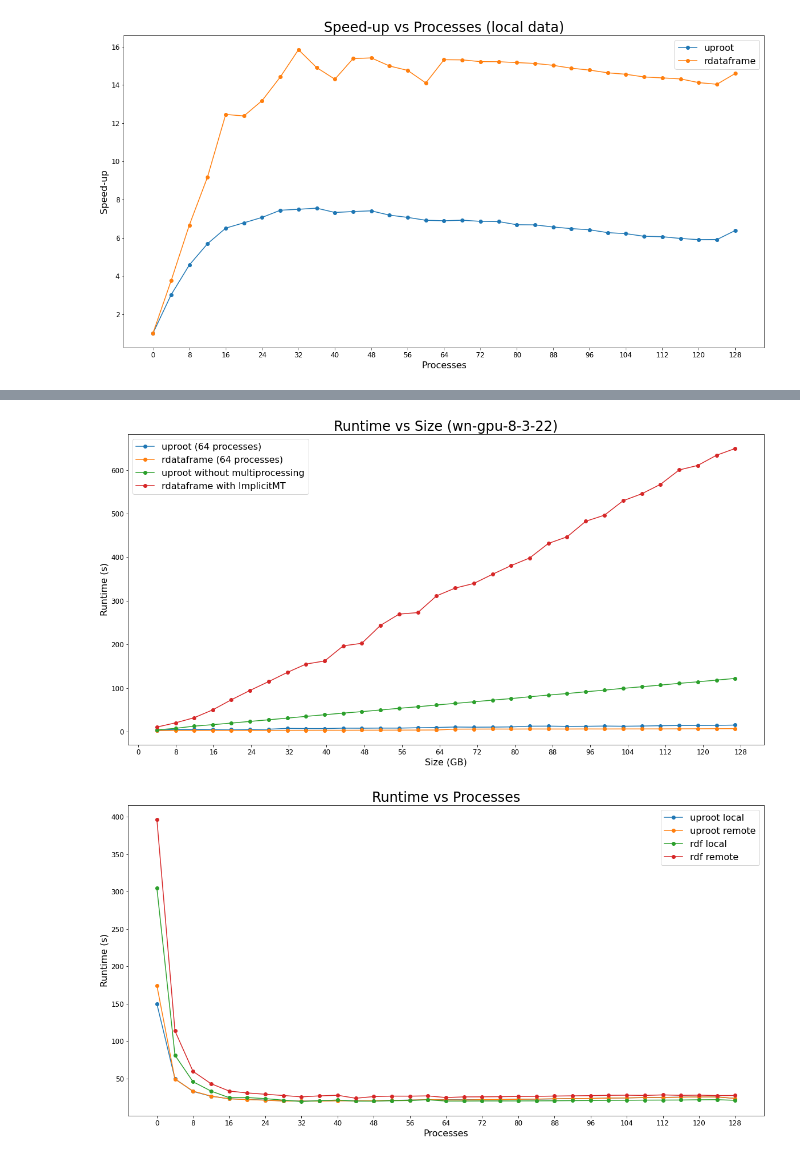
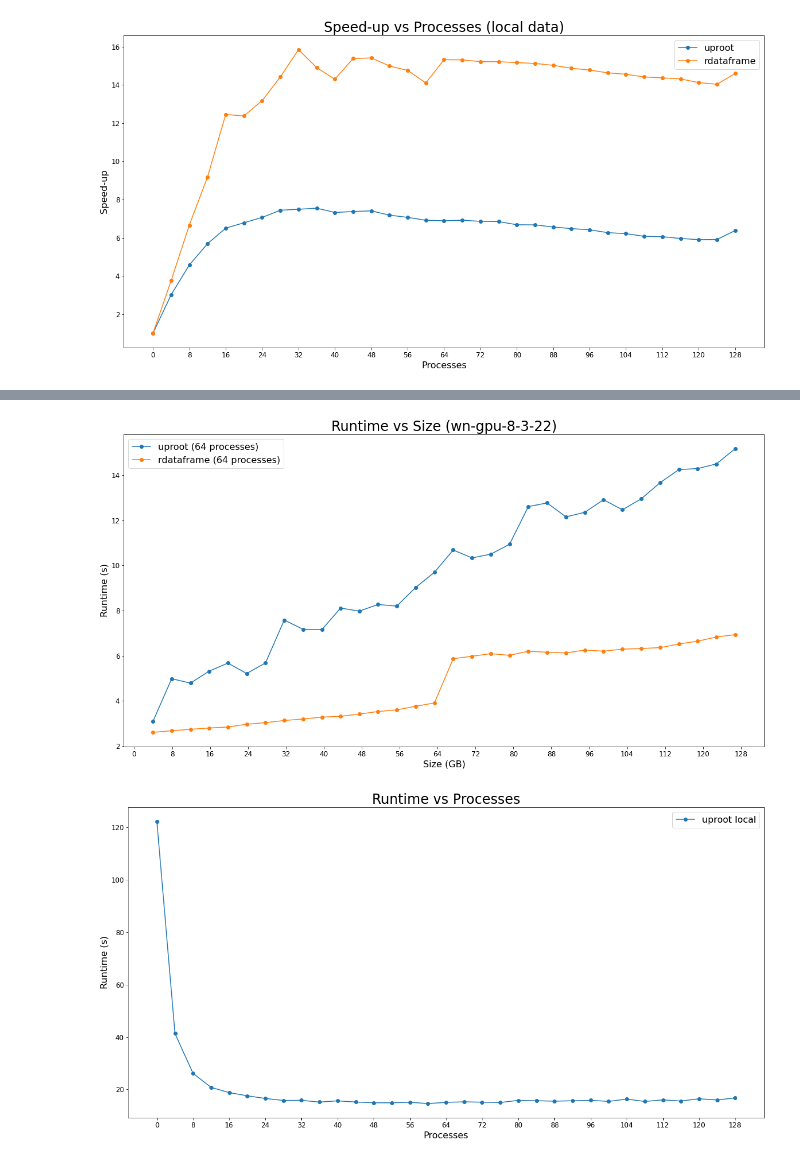
Before and after one commit to bucket420/DOE-INFN-2022, a Jupyter notebook: performance_analysis.ipynb, the cells around one changed output, grey strips where cells are left out. Saved outputs shown, nothing was run; the diff lists cells and outputs as text; code cells hidden in the pictures.

```diff
--- a/performance_analysis.ipynb
+++ b/performance_analysis.ipynb
@@ -110,32 +144,32 @@ plot('Runtime vs Size (remote data)',
 # %%
 plot('Runtime vs Size (wn-gpu-8-3-22)',
      'Size (GB)',
      'Runtime (s)',
      "runtime_tests_uproot/128_files/runtime_vs_size_mp_64_128_4_11.csv",
      "uproot (64 processes)",
      "runtime_tests_rdf/128_files/runtime_vs_size_mp_64_128_4_11.csv",
      "rdataframe (64 processes)",
-     "runtime_tests_uproot/128_files/runtime_vs_size_128_4_11.csv",
-     "uproot without multiprocessing",
-     "runtime_tests_rdf/128_files/runtime_vs_size_128_4_11.csv",
-     "rdataframe with ImplicitMT",
+#      "runtime_tests_uproot/128_files/runtime_vs_size_128_4_11.csv",
+#      "uproot without multiprocessing",
+#      "runtime_tests_rdf/128_files/runtime_vs_size_128_4_11.csv",
+#      "rdataframe with ImplicitMT",
 #      log_scale=True
     )
 # %% [output]
-[figure, old version]
+[figure, new version]
 # %%
 plot('Runtime vs Processes',
      'Processes',
      'Runtime (s)',
-     "runtime_tests_uproot/tesla/runtime_vs_processes_128_128_4_10.csv",
+     "runtime_tests_uproot/128_files/runtime_vs_processes_128_128_4_11.csv",
      "uproot local",
-     "runtime_tests_uproot/tesla_remote/runtime_vs_processes_128_128_4_10.csv",
-     "uproot remote",
-     "runtime_tests_rdf/tesla/runtime_vs_processes_128_128_4_10.csv",
-     "rdf local",
-     "runtime_tests_rdf/tesla_remote/runtime_vs_processes_128_128_4_10.csv",
-     "rdf remote",
+#      "runtime_tests_uproot/tesla_remote/runtime_vs_processes_128_128_4_10.csv",
+#      "uproot remote",
+#      "runtime_tests_rdf/tesla/runtime_vs_processes_128_128_4_10.csv",
+#      "rdf local",
+#      "runtime_tests_rdf/tesla_remote/runtime_vs_processes_128_128_4_10.csv",
+#      "rdf remote",
 #      log_scale=True
     )
 # %% [output]
-[figure, old version]
+[figure, new version]
```
Also changed, not shown: parts of 5 cells of this notebook, 1 other file.
